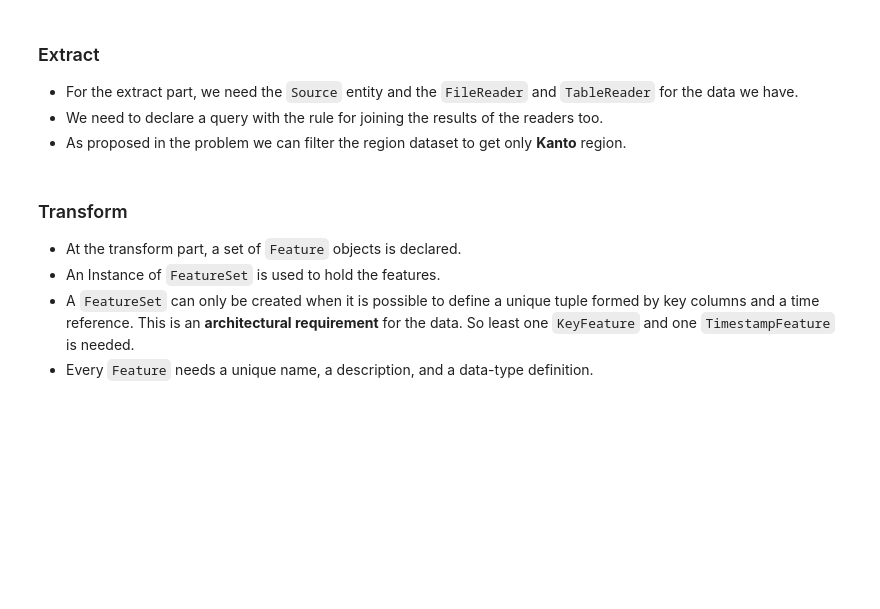
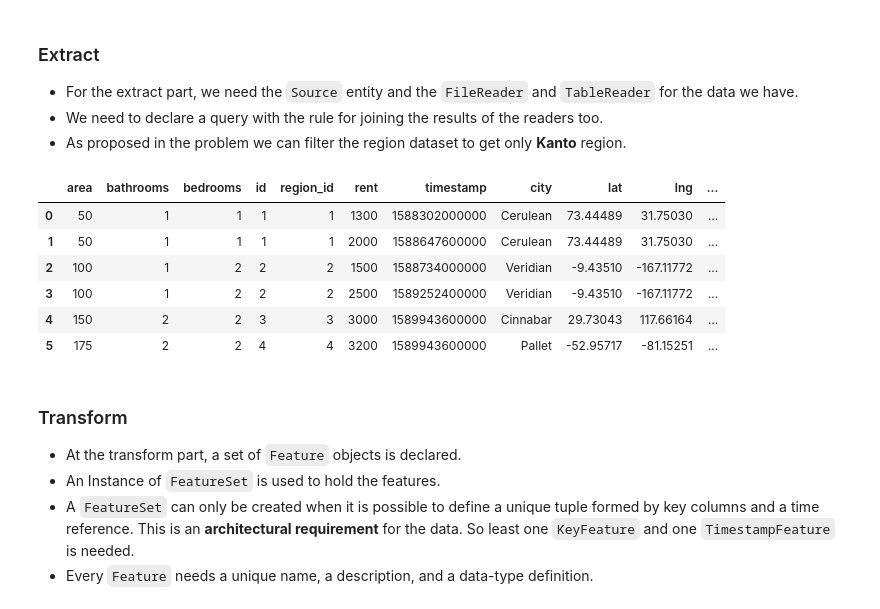
Before and after one commit to quintoandar/butterfree, a Jupyter notebook: examples/simple_feature_set/simple_feature_set.ipynb, the cells around one changed output. Saved outputs shown, nothing was run; the diff lists cells and outputs as text; code cells hidden in the pictures; blank space fills up the shorter version.

```diff
--- a/examples/simple_feature_set/simple_feature_set.ipynb
+++ b/examples/simple_feature_set/simple_feature_set.ipynb
@@ -98,5 +99,10 @@ import os
 path = os.path.join(pathlib.Path().absolute(), '../..')
 os.chdir(path)
+# %%
+# butterfree spark client
+from butterfree.core.clients import SparkClient
+
+spark_client = SparkClient()
 # %% [markdown]
 ### Showing test data
 # %%
@@ -159,6 +166,19 @@ from
 """
 
 source = Source(readers=readers, query=query)
+# %%
+# showing source result
+
+source_df = source.construct(spark_client)
+source_df.toPandas()
+# %% [output]
+|  | area | bathrooms | bedrooms | id | region_id | rent | timestamp | city | lat | lng | ... |
+| 0 | 50 | 1 | 1 | 1 | 1 | 1300 | 1588302000000 | Cerulean | 73.44489 | 31.75030 | ... |
+| 1 | 50 | 1 | 1 | 1 | 1 | 2000 | 1588647600000 | Cerulean | 73.44489 | 31.75030 | ... |
+| 2 | 100 | 1 | 2 | 2 | 2 | 1500 | 1588734000000 | Veridian | -9.43510 | -167.11772 | ... |
+| 3 | 100 | 1 | 2 | 2 | 2 | 2500 | 1589252400000 | Veridian | -9.43510 | -167.11772 | ... |
+| 4 | 150 | 2 | 2 | 3 | 3 | 3000 | 1589943600000 | Cinnabar | 29.73043 | 117.66164 | ... |
+| 5 | 175 | 2 | 2 | 4 | 4 | 3200 | 1589943600000 | Pallet | -52.95717 | -81.15251 | ... |
 # %% [markdown]
 ### Transform
 - At the transform part, a set of `Feature` objects is declared.
```
Also changed, not shown: parts of 9 cells of this notebook.
